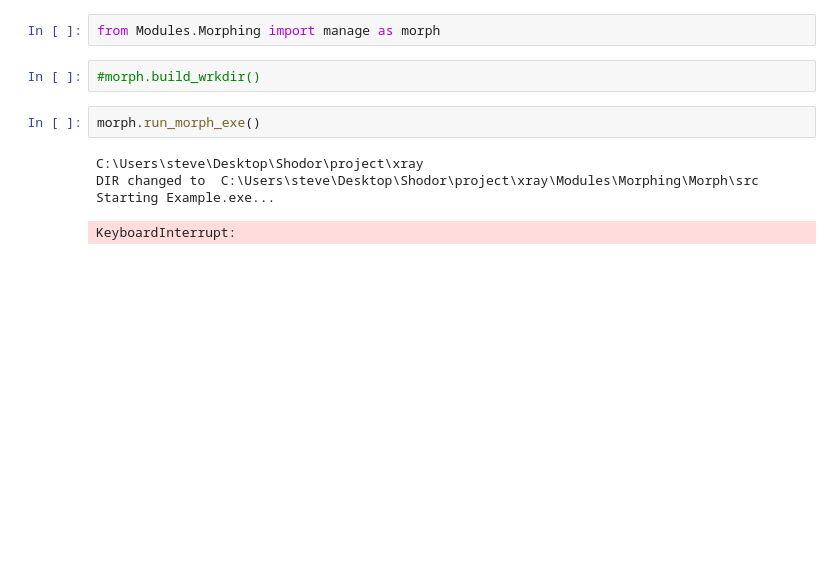
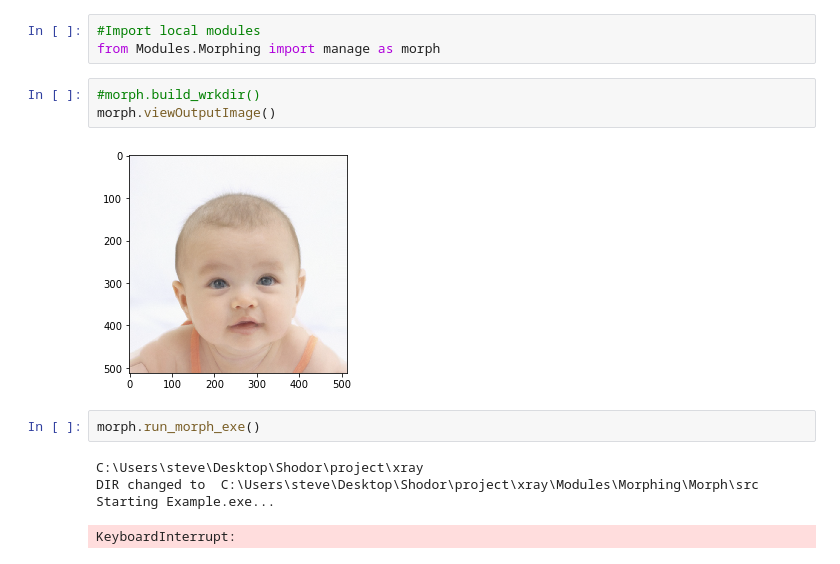
Before and after one commit to JKGu/xray, a Jupyter notebook: MainApp.ipynb, the cells around one changed output. Drawn from its saved outputs; the diff is of its cells as text; blank space fills up the shorter version.

Commit message:
morph module

```diff
--- a/MainApp.ipynb
+++ b/MainApp.ipynb
@@ -1,7 +1,11 @@
 # %%
+#Import local modules
 from Modules.Morphing import manage as morph
 # %%
 #morph.build_wrkdir()
+morph.viewOutputImage()
+# %% [output]
+[figure, added]
 # %%
 morph.run_morph_exe()
 # %% [output]
```
Also changed, not shown: 2 other files.
